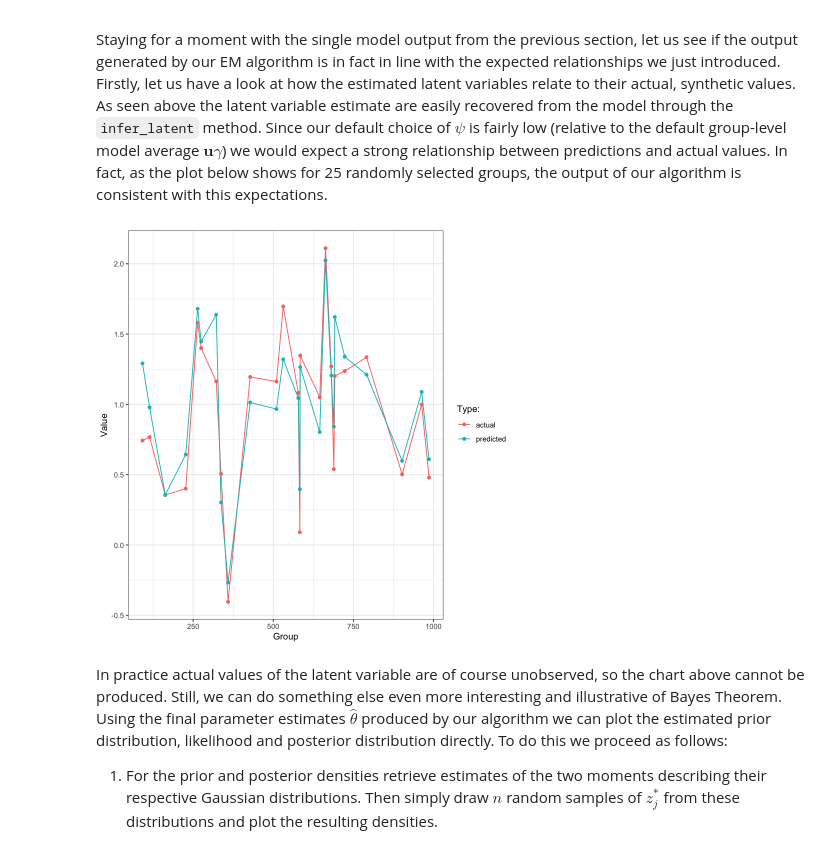
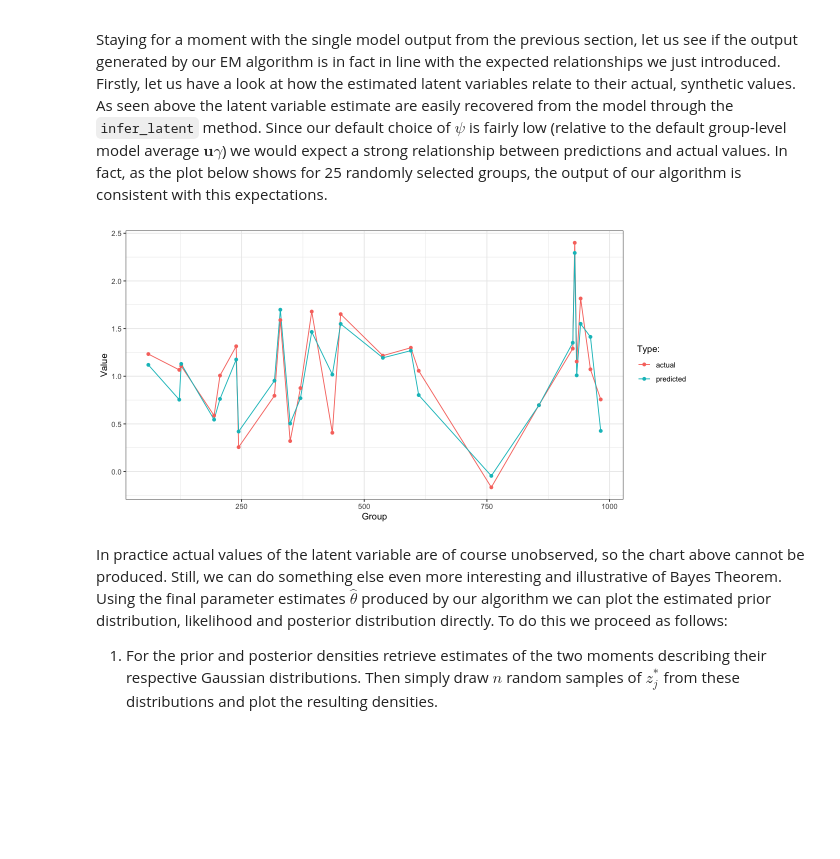
Before and after one commit to pat-alt/emAlgorithm, a Jupyter notebook: multi_level_reg.ipynb, the cells around one changed output. Cells and saved outputs as stored; diff of their text form; code cells hidden in the pictures; blank space fills up the shorter version.

```diff
--- a/multi_level_reg.ipynb
+++ b/multi_level_reg.ipynb
@@ -676,24 +676,25 @@ In particular - and in fact irrespective of our choices of $\phi,\psi$ - at grou
 
 Staying for a moment with the single model output from the previous section, let us see if the output generated by our EM algorithm is in fact in line with the expected relationships we just introduced. Firstly, let us have a look at how the estimated latent variables relate to their actual, synthetic values. As seen above the latent variable estimate are easily recovered from the model through the `infer_latent` method. Since our default choice of $\psi$ is fairly low (relative to the default group-level model average $\mathbf{u}\gamma$) we would expect a strong relationship between predictions and actual values. In fact, as the plot below shows for 25 randomly selected groups, the output of our algorithm is consistent with this expectations.
 # %%
+options(repr.plot.width = 10, repr.plot.height = 5)
 actual <- syn_data$z
 predicted <- infer_latent(model, theta=em_output$coefficients)
 dt_plot <- data.table(actual = c(actual), predicted = c(predicted), n_j=model$n_j)
 dt_plot[,group:=1:.N]
 dt_plot <- melt(dt_plot, measure.vars = c("actual", "predicted"))
 ggplot(
   data=dt_plot[group %in% sample(1:max(group),size=25)],
   aes(x=group, y=value, colour=variable)
 ) +
   geom_line() +
   geom_point() +
   scale_colour_discrete(name="Type:") +
   labs(
     x="Group",
     y="Value"
   )
 # %% [output]
-[figure, old version]
+[figure, new version]
 # %% [markdown]
 In practice actual values of the latent variable are of course unobserved, so the chart above cannot be produced. Still, we can do something else even more interesting and illustrative of Bayes Theorem. Using the final parameter estimates $\hat\theta$ produced by our algorithm we can plot the estimated prior distribution, likelihood and posterior distribution directly. To do this we proceed as follows:
 
```
Also changed, not shown: parts of 3 cells of this notebook, 5 other files.
